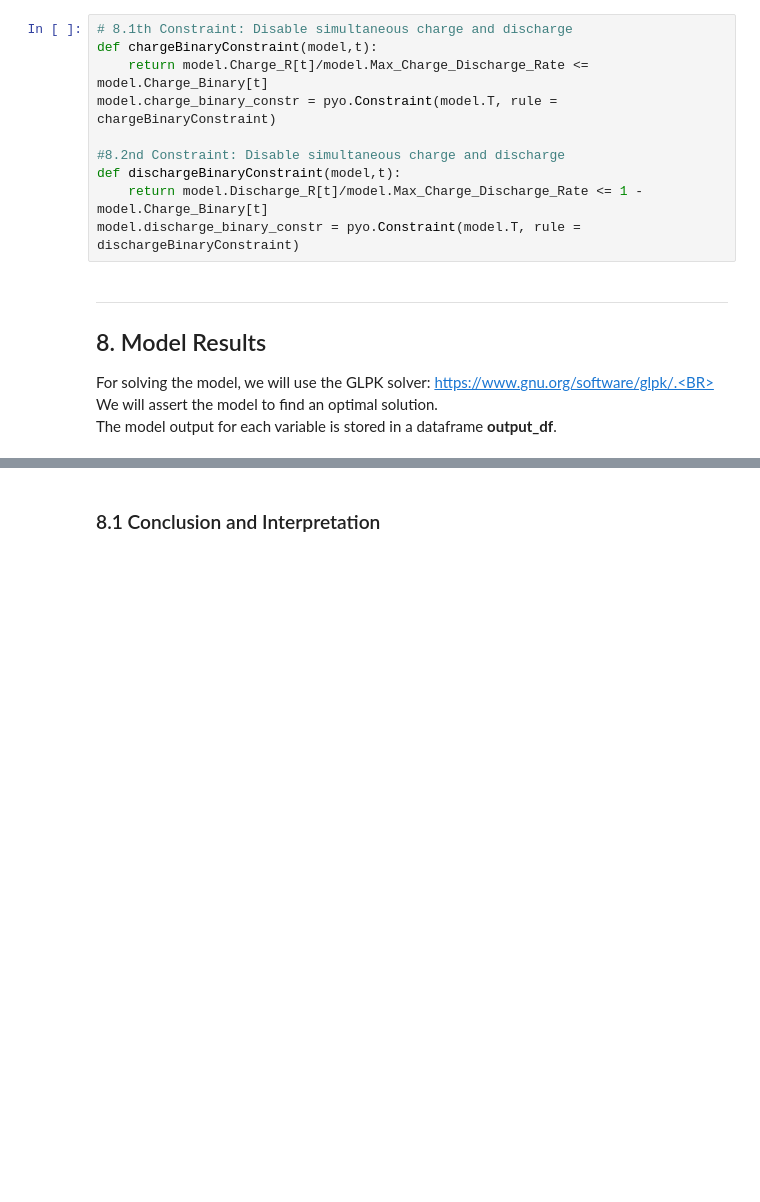
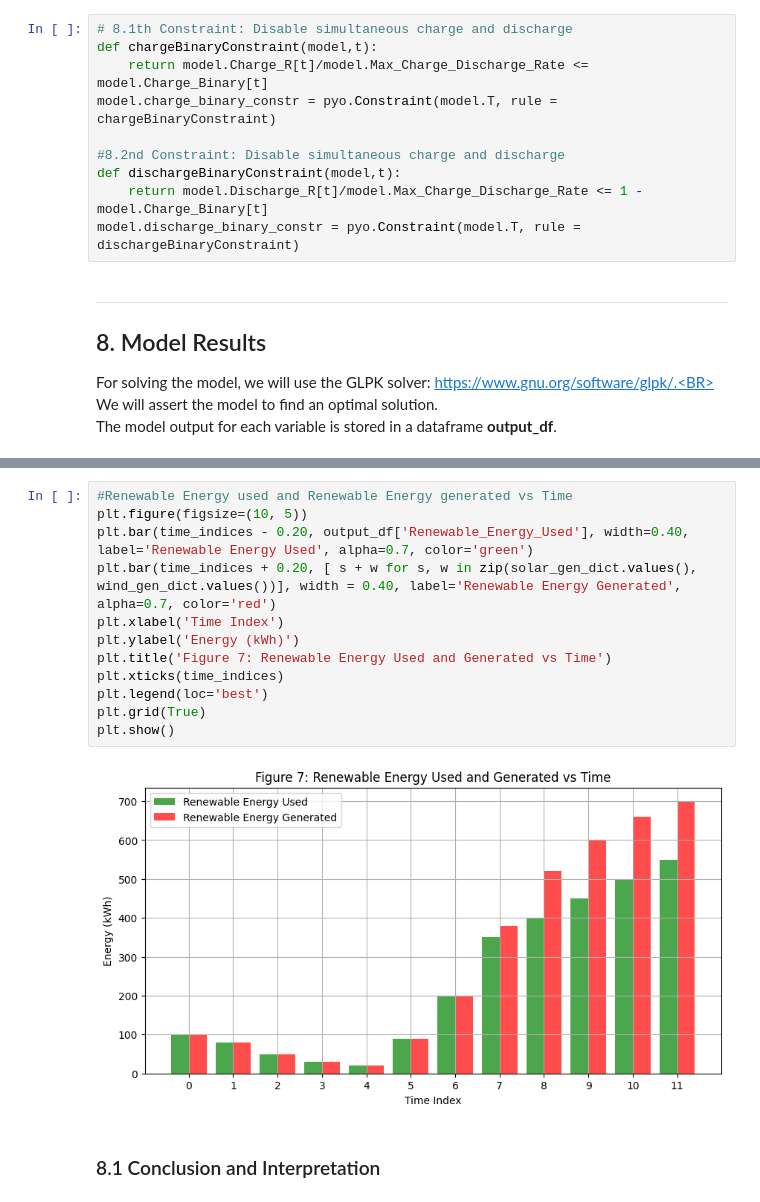
Before and after one commit to buckyball99/Microgrid-Energy-Optimization, a Jupyter notebook: Microgrid_Optimization.ipynb, the cells around one changed output, grey strips where cells are left out. Drawn from its saved outputs; the diff is of its cells as text; blank space fills up the shorter version.

```diff
--- a/Microgrid_Optimization.ipynb
+++ b/Microgrid_Optimization.ipynb
@@ -339,3 +384,17 @@ plt.show()
+# %%
+#Renewable Energy used and Renewable Energy generated vs Time
+plt.figure(figsize=(10, 5))
+plt.bar(time_indices - 0.20, output_df['Renewable_Energy_Used'], width=0.40, label='Renewable Energy Used', alpha=0.7, color='green')
+plt.bar(time_indices + 0.20, [ s + w for s, w in zip(solar_gen_dict.values(), wind_gen_dict.values())], width = 0.40, label='Renewable Energy Generated', alpha=0.7, color='red')
+plt.xlabel('Time Index')
+plt.ylabel('Energy (kWh)')
+plt.title('Figure 7: Renewable Energy Used and Generated vs Time')
+plt.xticks(time_indices)
+plt.legend(loc='best')
+plt.grid(True)
+plt.show()
+# %% [output]
+[figure, added]
 # %% [markdown]
 ### 8.1 Conclusion and Interpretation
 # %% [markdown]
```
Also changed, not shown: parts of 18 cells of this notebook, 2 other files.
